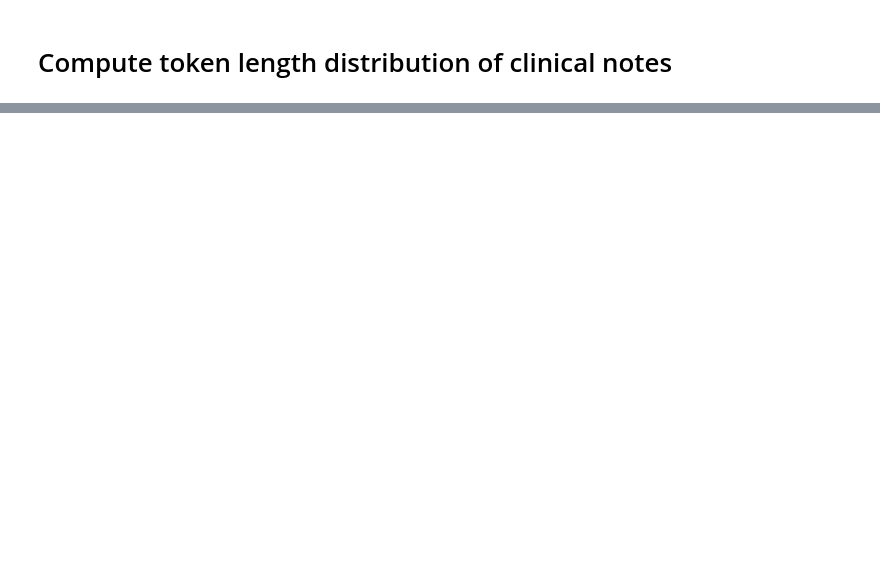
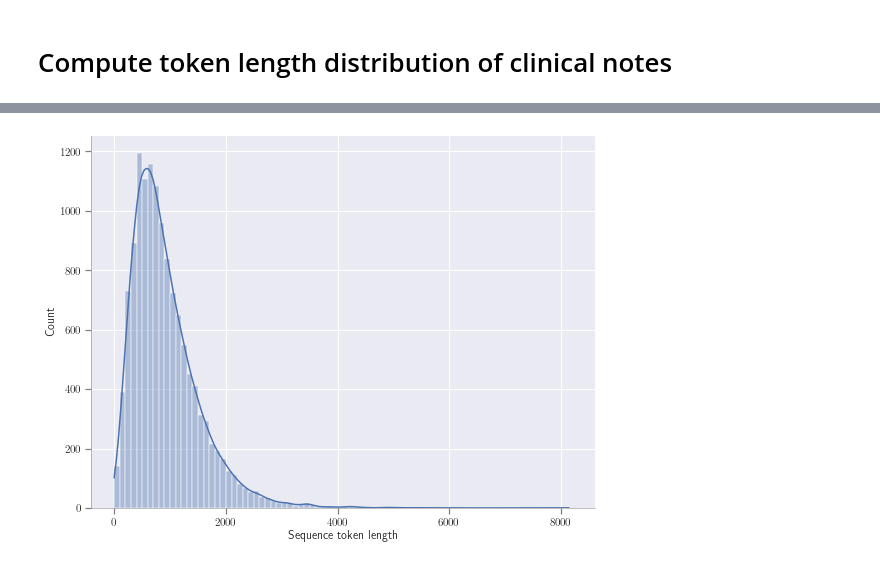
Before and after one commit to jplasser/CNEP, a Jupyter notebook: src/notebooks/compute_token_distribution_clinical_notes.ipynb, the cells around one changed output, grey strips where cells are left out. Saved outputs shown, nothing was run; the diff lists cells and outputs as text; code cells hidden in the pictures; blank space fills up the shorter version.

Commit message:
notebooks, TSNE, plots and bug fixes

```diff
--- a/src/notebooks/compute_token_distribution_clinical_notes.ipynb
+++ b/src/notebooks/compute_token_distribution_clinical_notes.ipynb
@@ -79,13 +90,5 @@ import seaborn as sns
 import pandas as pd
 
 df = pd.DataFrame({"Sequence token length": tokenlens})
+df_notes = pd.DataFrame({"Sequence token length": tokenlens[:13181]})
+df_eventnotes = pd.DataFrame({"Sequence token length": tokenlens[13181:]})
-# %%
-sns.set(rc = {'figure.figsize':(20,12)})
-sns.set(font_scale=1.2)
-
-fig, ax = plt.subplots()
-sns.histplot(data=df, x="Sequence token length", binwidth=10, alpha=0.4, kde=True)
-#sns.kdeplot(data=df, x="Sequence token length", bw_adjust=2)
-ax.set_xlim(0,10000)
-ax.set_xticks(range(0,10001,500))
-plt.show()
@@ -91,0 +127,14 @@ plt.show()
+# %%
+latexify()
+limitx = 10000
+sns.set(rc = {'figure.figsize':(8,6)})
+#sns.set(font_scale=1.2)
+fig, ax = plt.subplots()
+sns.histplot(data=df_notes[df_notes['Sequence token length'].between(0,limitx, inclusive='left')], x="Sequence token length", binwidth=100, alpha=0.4, kde=True)
+#ax.set_xlim(0,10000)
+#ax.set_xticks(range(0,10001,1000))
+plt.tight_layout()
+format_axes(ax)
+plt.savefig("sequence_token_length_distribution_notes.pdf")
+# %% [output]
+[figure, added]
```
Also changed, not shown: parts of 14 cells of this notebook, 15 other files.
